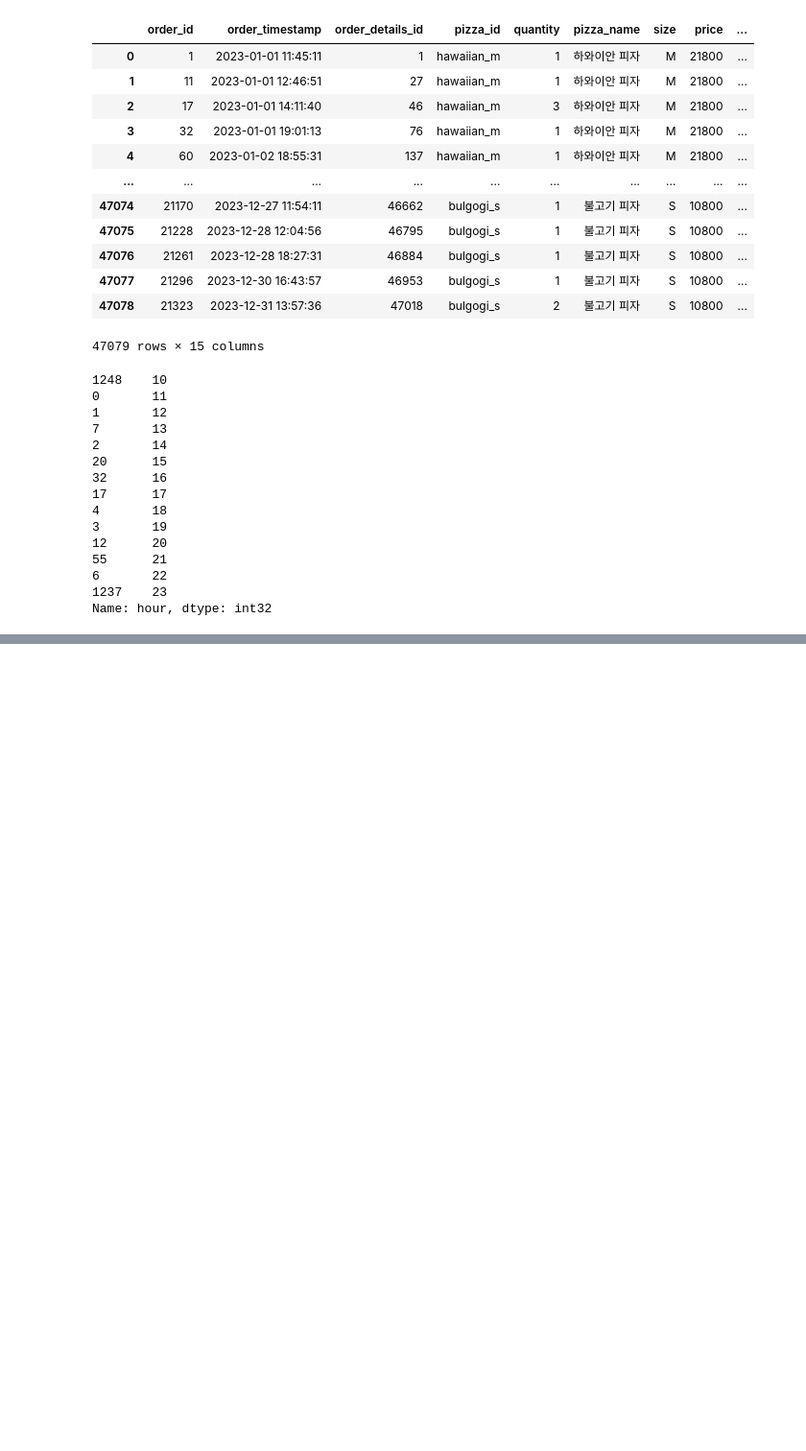
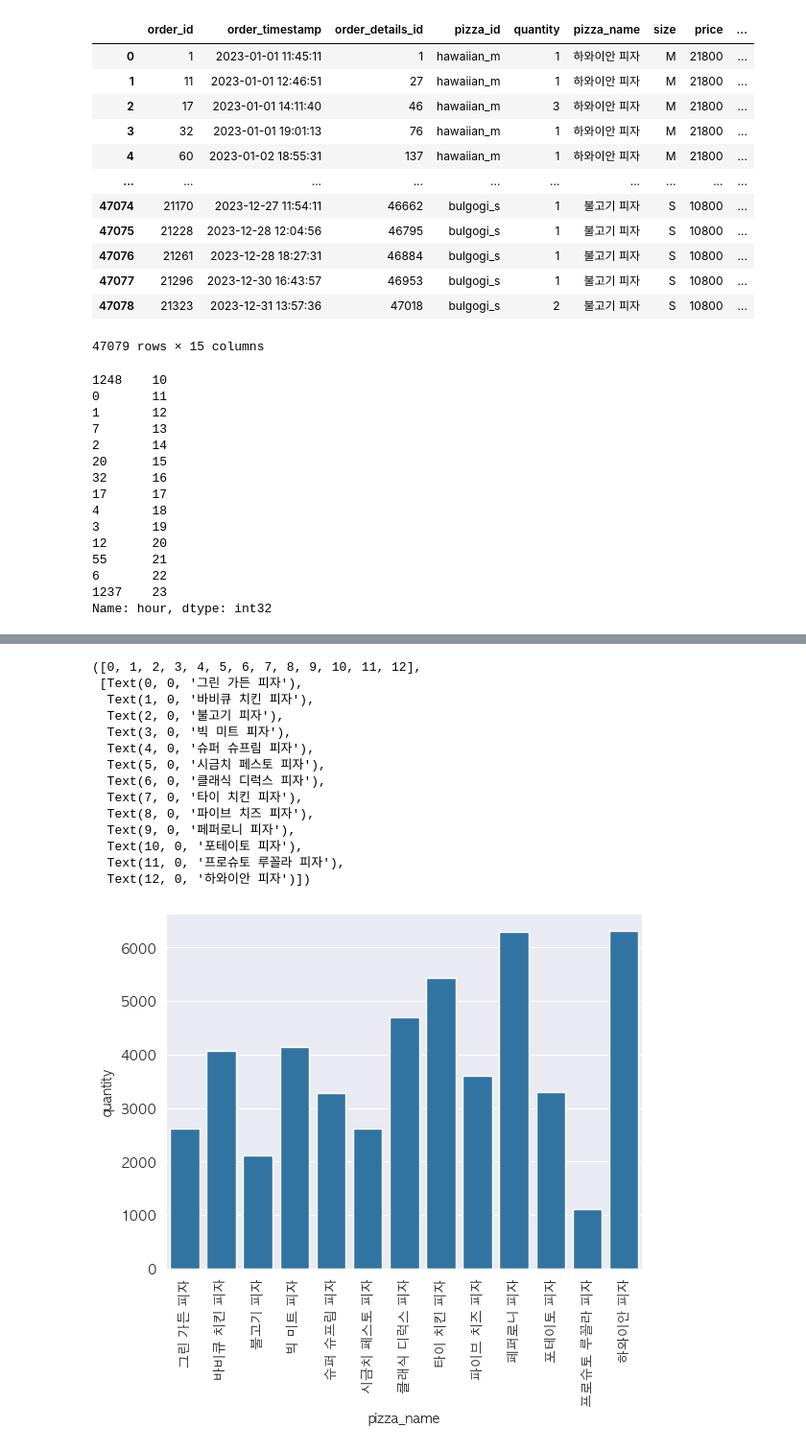
Before and after one commit to jeongryuni/study_analysis, a Jupyter notebook: 데이터 분석 프로젝트 : 피자 가게 데이터/main.ipynb, the cells around one changed output, grey strips where cells are left out. Shown at 96% size. Drawn from its saved outputs; the diff is of its cells as text; code cells hidden in the pictures; blank space fills up the shorter version.

```diff
--- a/데이터 분석 프로젝트 : 피자 가게 데이터/main.ipynb
+++ b/데이터 분석 프로젝트 : 피자 가게 데이터/main.ipynb
@@ -459,0 +596,23 @@ Text(0.5, 1.0, '시간대별 매출')
+# %%
+# 피자메뉴에 따른 판매량
+pizza_menu_group = pizza_df.groupby('pizza_name').sum(numeric_only=True)
+# %%
+# 피자메뉴에 따른 판매량 그래프
+sns.barplot(data=pizza_menu_group,x='pizza_name', y='quantity')
+plt.xticks(rotation=90)
+# %% [output]
+([0, 1, 2, 3, 4, 5, 6, 7, 8, 9, 10, 11, 12],
+ [Text(0, 0, '그린 가든 피자'),
+  Text(1, 0, '바비큐 치킨 피자'),
+  Text(2, 0, '불고기 피자'),
+  Text(3, 0, '빅 미트 피자'),
+  Text(4, 0, '슈퍼 슈프림 피자'),
+  Text(5, 0, '시금치 페스토 피자'),
+  Text(6, 0, '클래식 디럭스 피자'),
+  Text(7, 0, '타이 치킨 피자'),
+  Text(8, 0, '파이브 치즈 피자'),
+  Text(9, 0, '페퍼로니 피자'),
+  Text(10, 0, '포테이토 피자'),
+  Text(11, 0, '프로슈토 루꼴라 피자'),
+  Text(12, 0, '하와이안 피자')])
+[figure, added]
```
Also changed, not shown: parts of 23 cells of this notebook.
